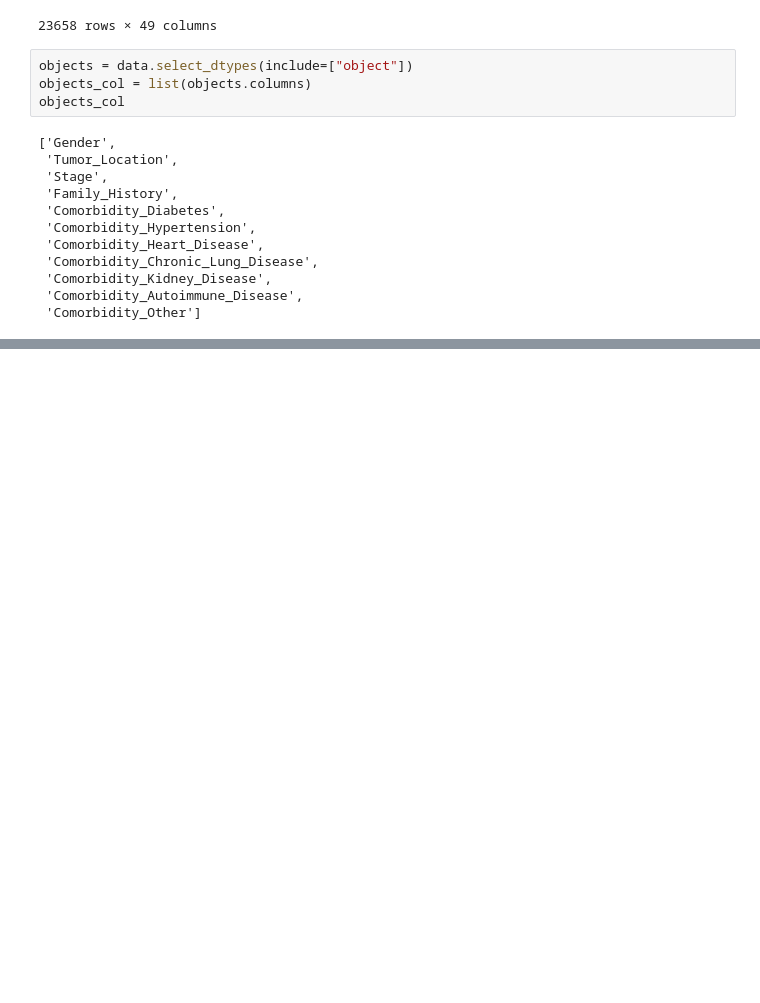
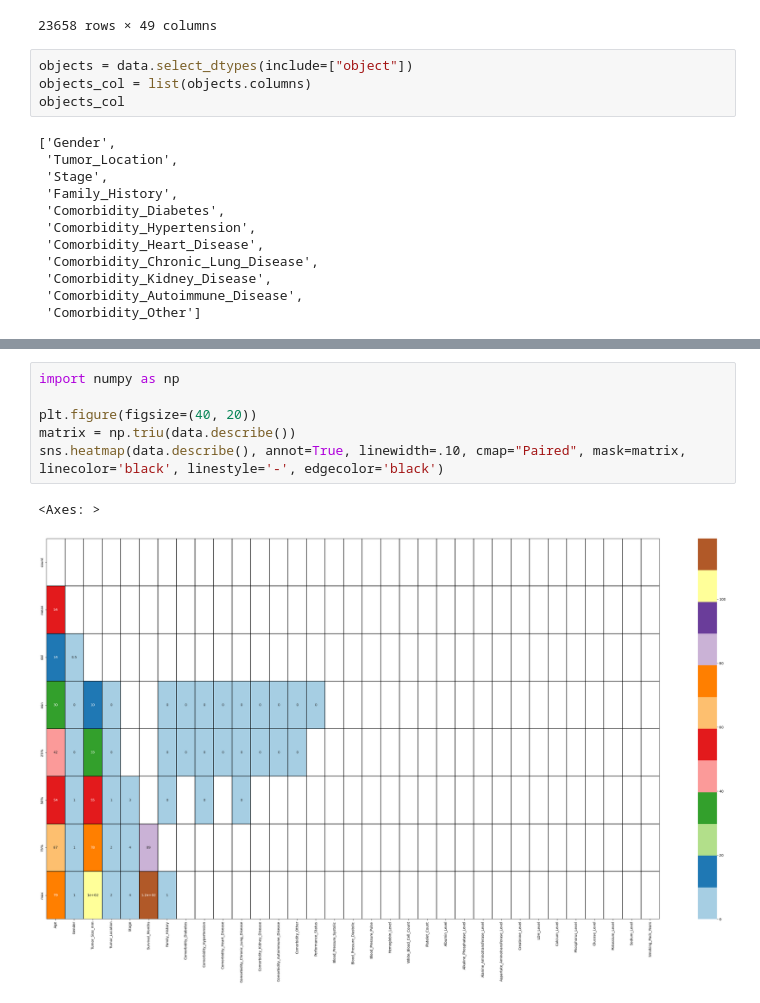
Before and after one commit to Ifdhal17/lung-cancer-predict, a Jupyter notebook: Prediction.ipynb, the cells around one changed output, grey strips where cells are left out. Drawn from its saved outputs; the diff is of its cells as text; blank space fills up the shorter version.

```diff
--- a/Prediction.ipynb
+++ b/Prediction.ipynb
@@ -324,0 +477,9 @@ NameError: name 'data' is not defined
+# %%
+import numpy as np
+
+plt.figure(figsize=(40, 20))
+matrix = np.triu(data.describe())
+sns.heatmap(data.describe(), annot=True, linewidth=.10, cmap="Paired", mask=matrix, linecolor='black', linestyle='-', edgecolor='black')
+# %% [output]
+<Axes: >
+[figure, added]
```
Also changed, not shown: parts of 23 cells of this notebook.
